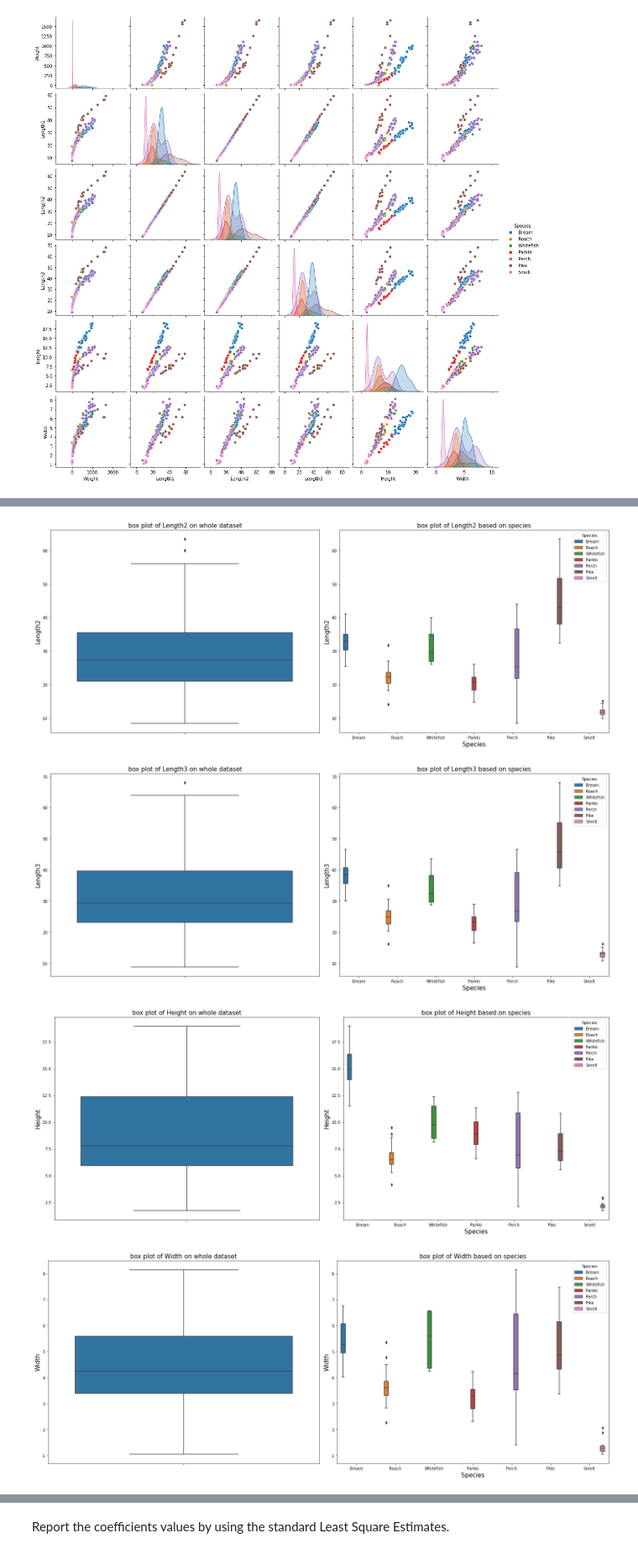
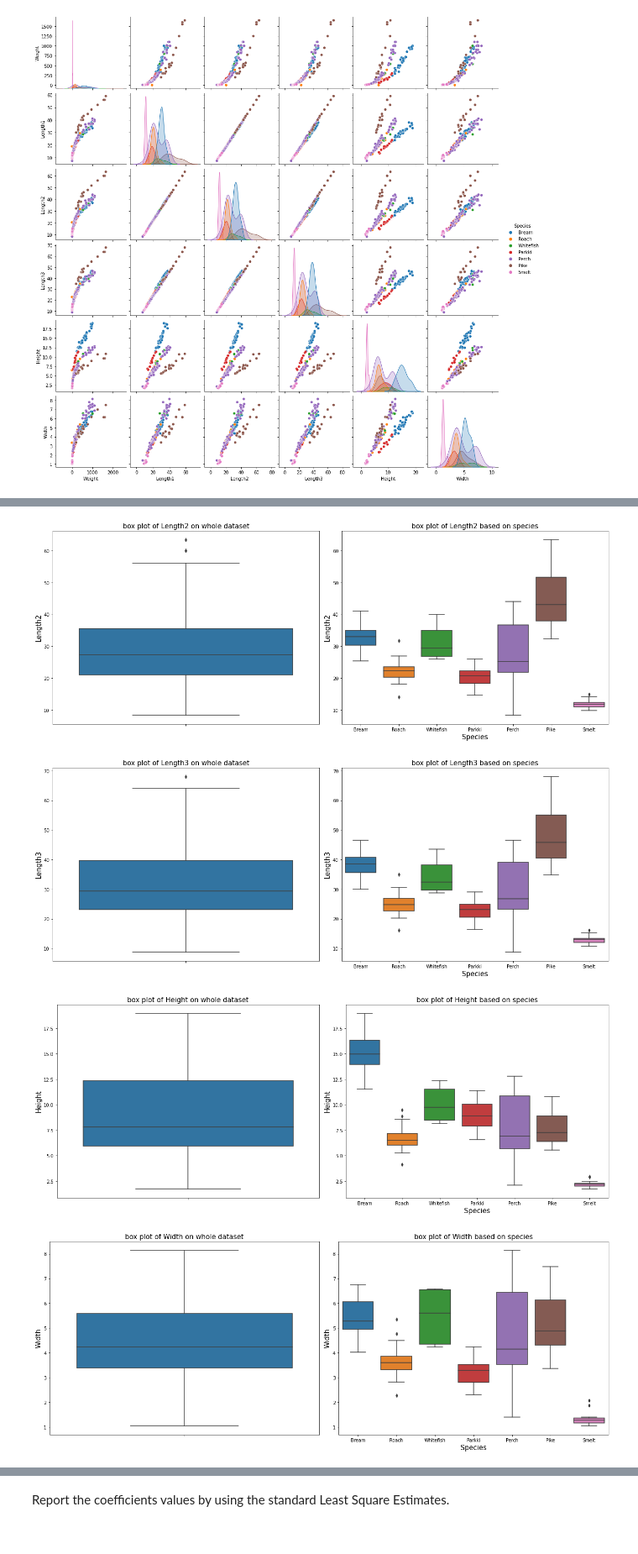
Before and after one commit to buddhathapa12/machine-learning, a Jupyter notebook: linearRegression_Assignment1/E923Q669_CS770_Asignment1_Q2.ipynb, the cells around one changed output, grey strips where cells are left out. Shown: that part at 84% size. Saved outputs shown, nothing was run; the diff lists cells and outputs as text; code cells hidden in the pictures.

Commit message:
Continued working on the EDA and linear regression for fish dataset

```diff
--- a/linearRegression_Assignment1/E923Q669_CS770_Asignment1_Q2.ipynb
+++ b/linearRegression_Assignment1/E923Q669_CS770_Asignment1_Q2.ipynb
@@ -66,13 +66,13 @@ sns.pairplot(data= fish_datasheet, hue= "Species")
 [figure]
 # %%
 for columnName in (fish_datasheet.select_dtypes("number").columns):
-    fig, axs = plt.subplots(1,2, figsize = (20, 8))
+    fig, axs = plt.subplots(1,2, figsize = (18, 7))
 
     sns.boxplot(data= fish_datasheet, y= columnName , hue= "Species", ax= axs[0])
     axs[0].set_title(f'box plot of {columnName} on whole dataset', fontsize = 15)
     axs[0].set_ylabel(columnName, fontsize = 15)
 
-    sns.boxplot(data= fish_datasheet, x = "Species", y= columnName , hue= "Species", ax= axs[1])
+    sns.boxplot(data= fish_datasheet, x = "Species", y= columnName, ax= axs[1])
     axs[1].set_title(f'box plot of {columnName} based on species', fontsize = 15)
     axs[1].set_ylabel(columnName, fontsize = 15)
     axs[1].set_xlabel("Species", fontsize = 15)
@@ -84,7 +84,7 @@ for columnName in (fish_datasheet.select_dtypes("number").columns):
-[figure, old version]
+[figure, new version]
-[figure, old version]
+[figure, new version]
-[figure, old version]
+[figure, new version]
-[figure, old version]
+[figure, new version]
 # %%
 from sklearn.linear_model import LinearRegression
 from sklearn.model_selection import train_test_split
```
Also changed, not shown: parts of 17 cells of this notebook.
